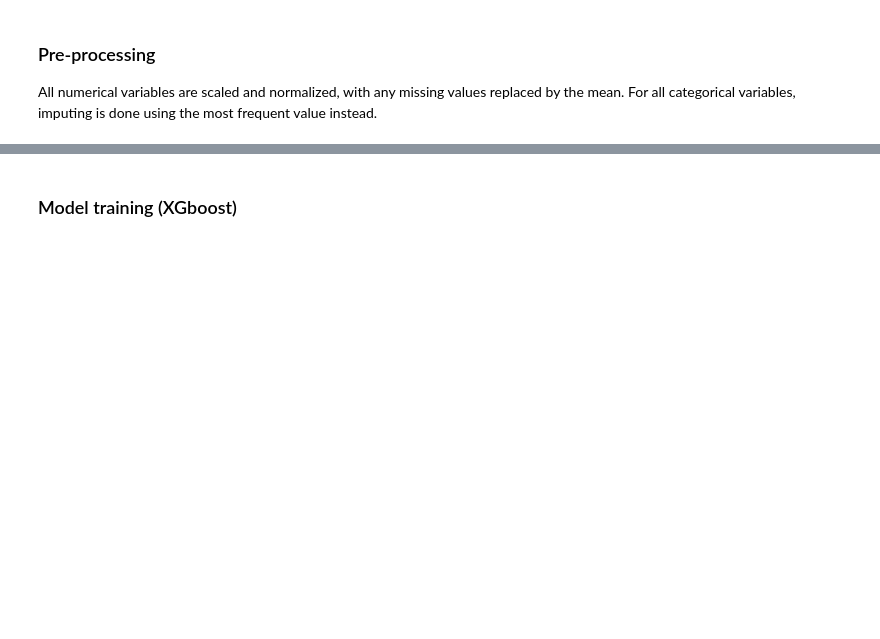
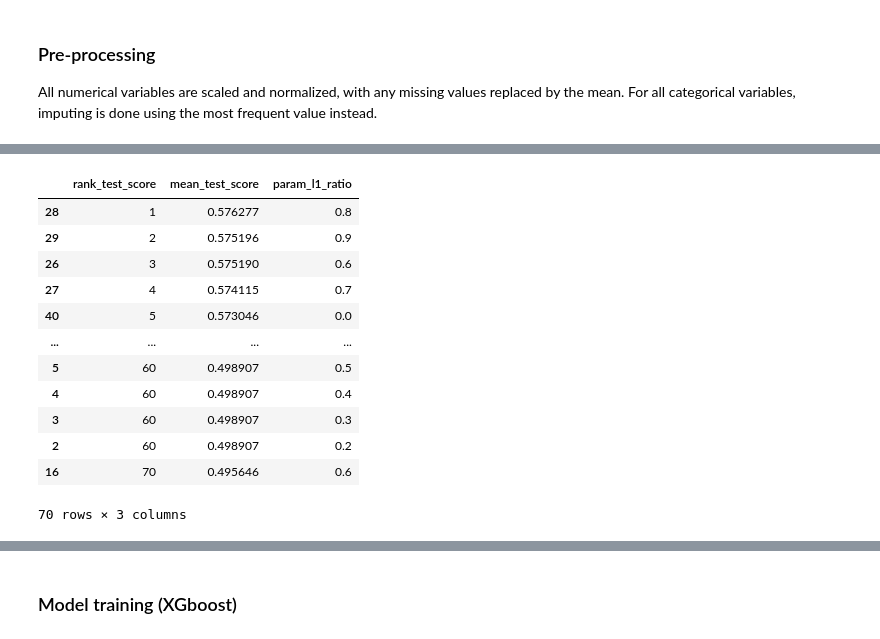
Before and after one commit to outofthegrid/spotify-scorer, a Jupyter notebook: spotify_data_exploration.ipynb, the cells around one changed output, grey strips where cells are left out. Saved outputs shown, nothing was run; the diff lists cells and outputs as text; code cells hidden in the pictures; blank space fills up the shorter version.

```diff
--- a/spotify_data_exploration.ipynb
+++ b/spotify_data_exploration.ipynb
@@ -464,0 +575,17 @@ X_test = scaler.transform(X_test)
+# %%
+fixed_params = {
+    'random_state': 42,
+    'multi_class': 'ovr',
+    'solver': 'saga',
+    'max_iter': 500
+}
+
+param_grid = [
+        {'C': [0.001, 0.01, 0.025, 0.1, 0.2, 0.3, 1, 10, 100], 'penalty': ['elasticnet'], 'l1_ratio': np.arange(0.0, 1.0, 0.1)}
+]
+
+# Create grid search object
+clf = GridSearchCV(estimator = LogisticRegression(**fixed_params),param_grid = param_grid, cv = 5, verbose=True, n_jobs=-1)
+
+# Fit on data
+clf.fit(X_train, y_train)
@@ -464,0 +602,17 @@ X_test = scaler.transform(X_test)
+# %%
+full_results = pandas.DataFrame(clf.cv_results_)
+full_results.sort_values(by=['mean_test_score'],ascending=False)[['rank_test_score','mean_test_score','param_l1_ratio']]
+# %% [output]
+|  | rank_test_score | mean_test_score | param_l1_ratio |
+| 28 | 1 | 0.576277 | 0.8 |
+| 29 | 2 | 0.575196 | 0.9 |
+| 26 | 3 | 0.575190 | 0.6 |
+| 27 | 4 | 0.574115 | 0.7 |
+| 40 | 5 | 0.573046 | 0.0 |
+| ... | ... | ... | ... |
+| 5 | 60 | 0.498907 | 0.5 |
+| 4 | 60 | 0.498907 | 0.4 |
+| 3 | 60 | 0.498907 | 0.3 |
+| 2 | 60 | 0.498907 | 0.2 |
+| 16 | 70 | 0.495646 | 0.6 |
+70 rows × 3 columns
```
Also changed, not shown: parts of 24 cells of this notebook, 3 other files.
